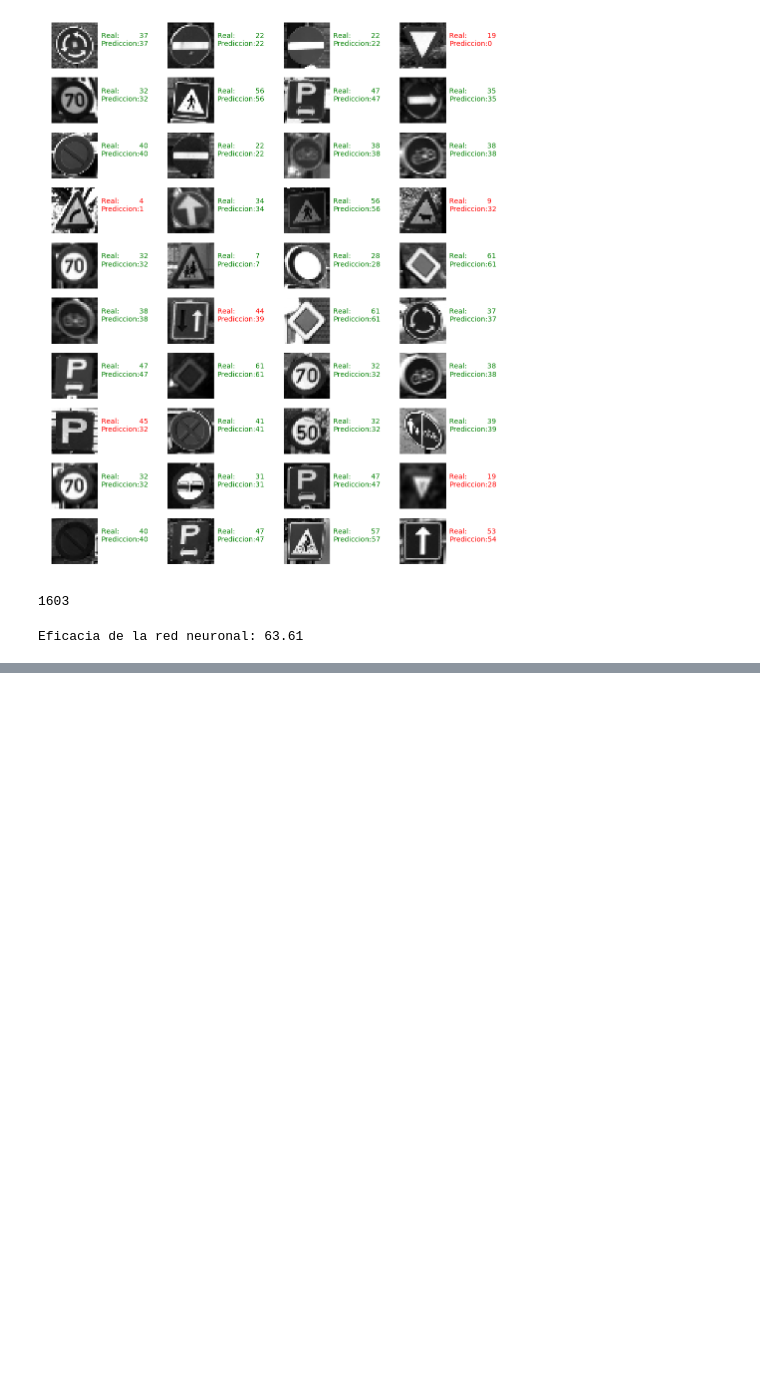
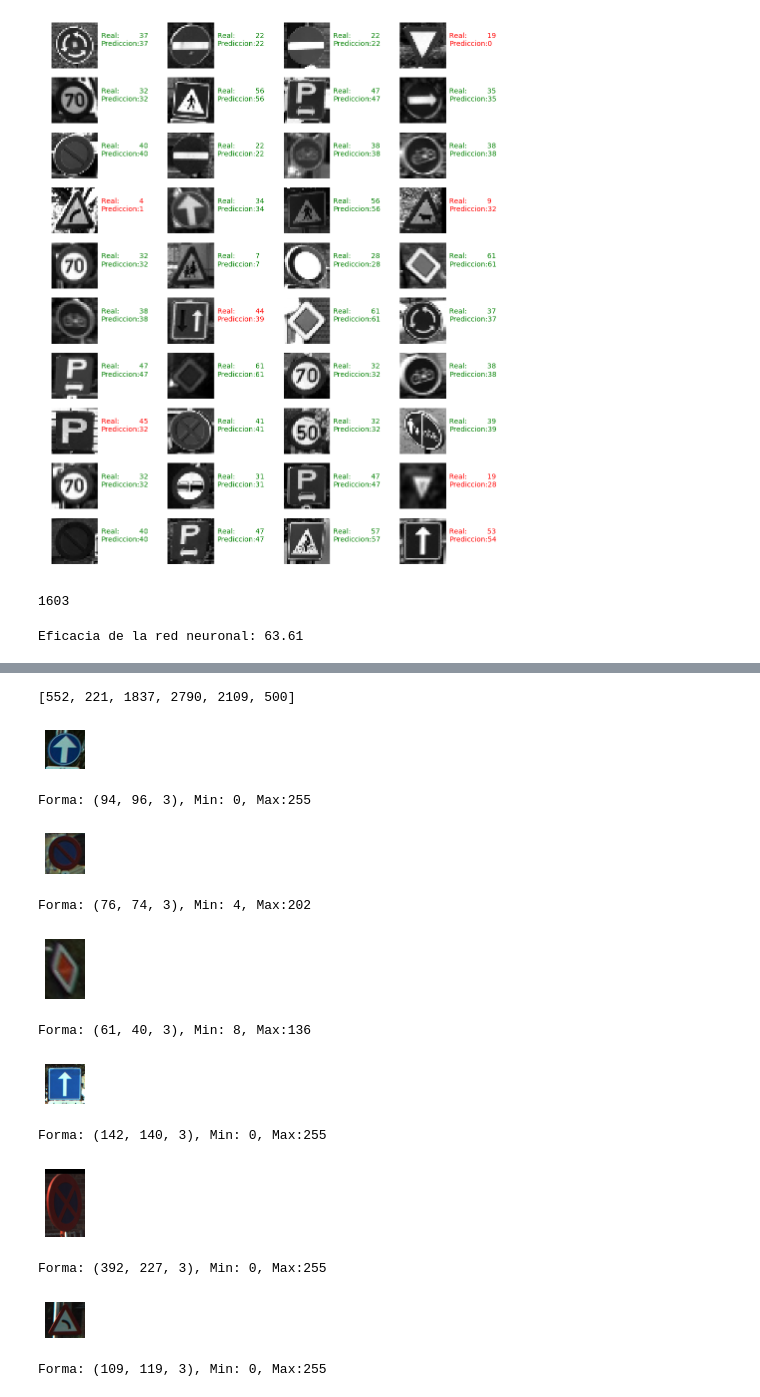
Before and after one commit to INFINITY-RUBER/Curso_Machine_Learning_Data_Science_Python, a Jupyter notebook: notebooks/T11 - 2 - Señales de tráfico.ipynb, the cells around one changed output, grey strips where cells are left out. Saved outputs shown, nothing was run; the diff lists cells and outputs as text; code cells hidden in the pictures; blank space fills up the shorter version.

```diff
--- a/notebooks/T11 - 2 - Señales de tráfico.ipynb
+++ b/notebooks/T11 - 2 - Señales de tráfico.ipynb
@@ -435,0 +537,3 @@ Eficacia de la red neuronal: 63.61
+# %%
+X_train, Y_train = load_ml_data(train_dir)#X_train = imagenes Y_train =labels
+X_test, Y_test = load_ml_data(test_dir)#X_train = imagenes Y_train =labels
@@ -435,0 +570,5 @@ Eficacia de la red neuronal: 63.61
+# %%
+X_img_train = np.array(X_train)
+Y_lbl_train = np.array(Y_train)
+X_img_test = np.array(X_test)
+Y_lbl_test = np.array(Y_test)
@@ -435,0 +580,35 @@ Eficacia de la red neuronal: 63.61
+# %%
+rand_signs = random.sample(range(0,len(Y_lbl_train)),6)#quiero una muestra aleatoria simple
+rand_signs
+# %% [output]
+[552, 221, 1837, 2790, 2109, 500]
+# %%
+def data_random(random_img,dtset_evaluado):#dataset evaluado recibe el conjunto de imagenes (el completo) sobre el cual vamos a iterar
+    for i in range(len(rand_signs)):
+        temp_img = dtset_evaluado[rand_signs[i]]#imagen actual
+        plt.subplot(1,6,i+1)#dibujo 6 columnas (6 fotitos)
+        plt.axis("off")
+        plt.imshow(temp_img)#muestro las imagenes
+        plt.subplots_adjust(wspace=0.5)#espacio para que las imagenes no salgan muy pegadas
+
+        plt.show()#muestro
+
+        #la sigueinte notacion viene de Django, me permite poner parametros al texto que se encuentra numerado entre las llaves
+        print("Forma: {0}, Min: {1}, Max:{2}".format(temp_img.shape,#altura y ancho
+                                                     temp_img.min(),#pixel con menor color
+                                                     temp_img.max()))#pixel con mas color
+# %%
+data_random(rand_signs, X_img_train)
+# %% [output]
+[figure, added]
+Forma: (94, 96, 3), Min: 0, Max:255
+[figure, added]
+Forma: (76, 74, 3), Min: 4, Max:202
+[figure, added]
+Forma: (61, 40, 3), Min: 8, Max:136
+[figure, added]
+Forma: (142, 140, 3), Min: 0, Max:255
+[figure, added]
+Forma: (392, 227, 3), Min: 0, Max:255
+[figure, added]
+Forma: (109, 119, 3), Min: 0, Max:255
```
Also changed, not shown: parts of 38 cells of this notebook.
